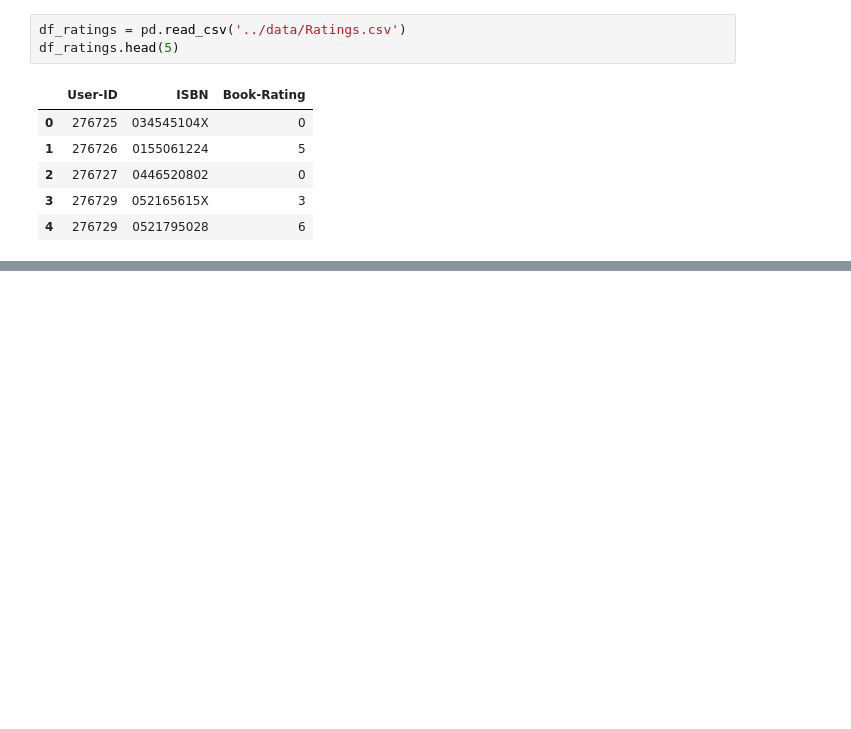
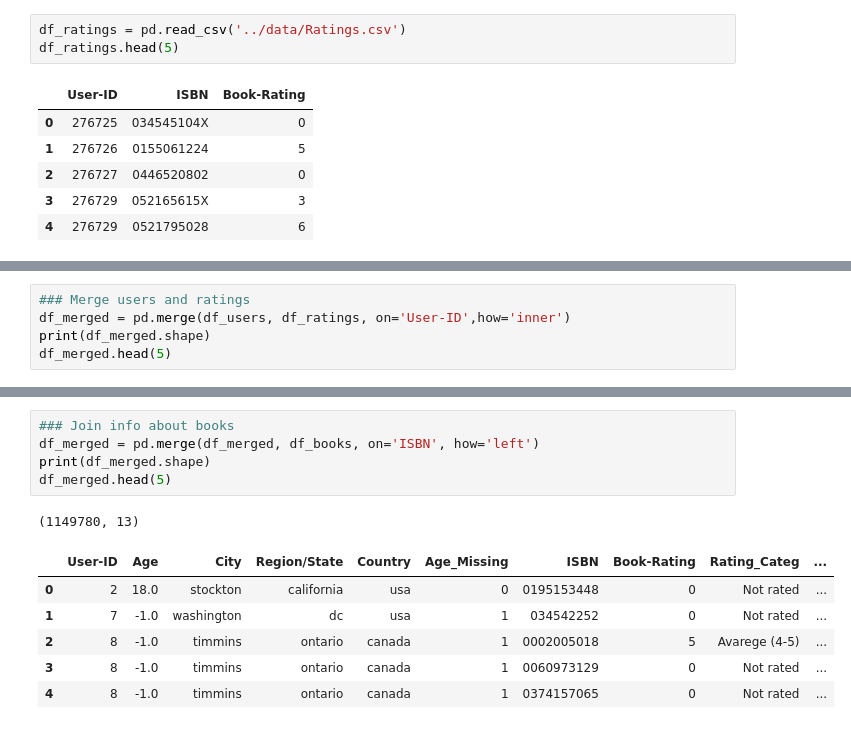
Before and after one commit to jtimko16/book-recommendation, a Jupyter notebook: notebooks/04. Prepare_data_for_model.ipynb, the cells around one changed output, grey strips where cells are left out. Saved outputs shown, nothing was run; the diff lists cells and outputs as text; blank space fills up the shorter version.

Commit message:
Add - merge all data for users

```diff
--- a/notebooks/04. Prepare_data_for_model.ipynb
+++ b/notebooks/04. Prepare_data_for_model.ipynb
@@ -148,0 +197,5 @@ df_ratings.head(5)
+# %%
+### Merge users and ratings
+df_merged = pd.merge(df_users, df_ratings, on='User-ID',how='inner')
+print(df_merged.shape)
+df_merged.head(5)
@@ -148,0 +210,13 @@ df_ratings.head(5)
+# %%
+### Join info about books
+df_merged = pd.merge(df_merged, df_books, on='ISBN', how='left')
+print(df_merged.shape)
+df_merged.head(5)
+# %% [output]
+(1149780, 13)
+|  | User-ID | Age | City | Region/State | Country | Age_Missing | ISBN | Book-Rating | Rating_Categ | ... |
+| 0 | 2 | 18.0 | stockton | california | usa | 0 | 0195153448 | 0 | Not rated | ... |
+| 1 | 7 | -1.0 | washington | dc | usa | 1 | 034542252 | 0 | Not rated | ... |
+| 2 | 8 | -1.0 | timmins | ontario | canada | 1 | 0002005018 | 5 | Avarege (4-5) | ... |
+| 3 | 8 | -1.0 | timmins | ontario | canada | 1 | 0060973129 | 0 | Not rated | ... |
+| 4 | 8 | -1.0 | timmins | ontario | canada | 1 | 0374157065 | 0 | Not rated | ... |
```
Also changed, not shown: parts of 7 cells of this notebook, 2 other files.
